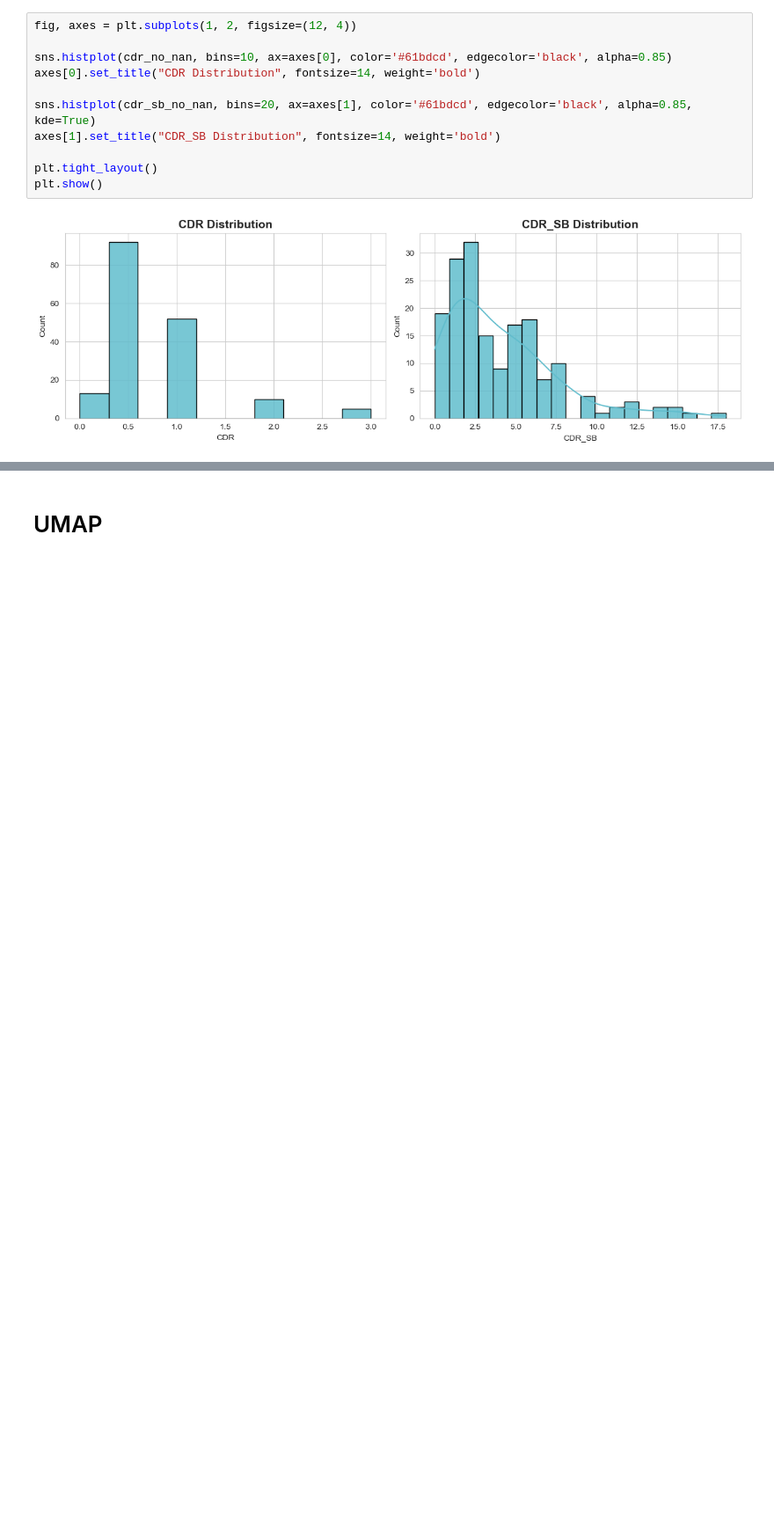
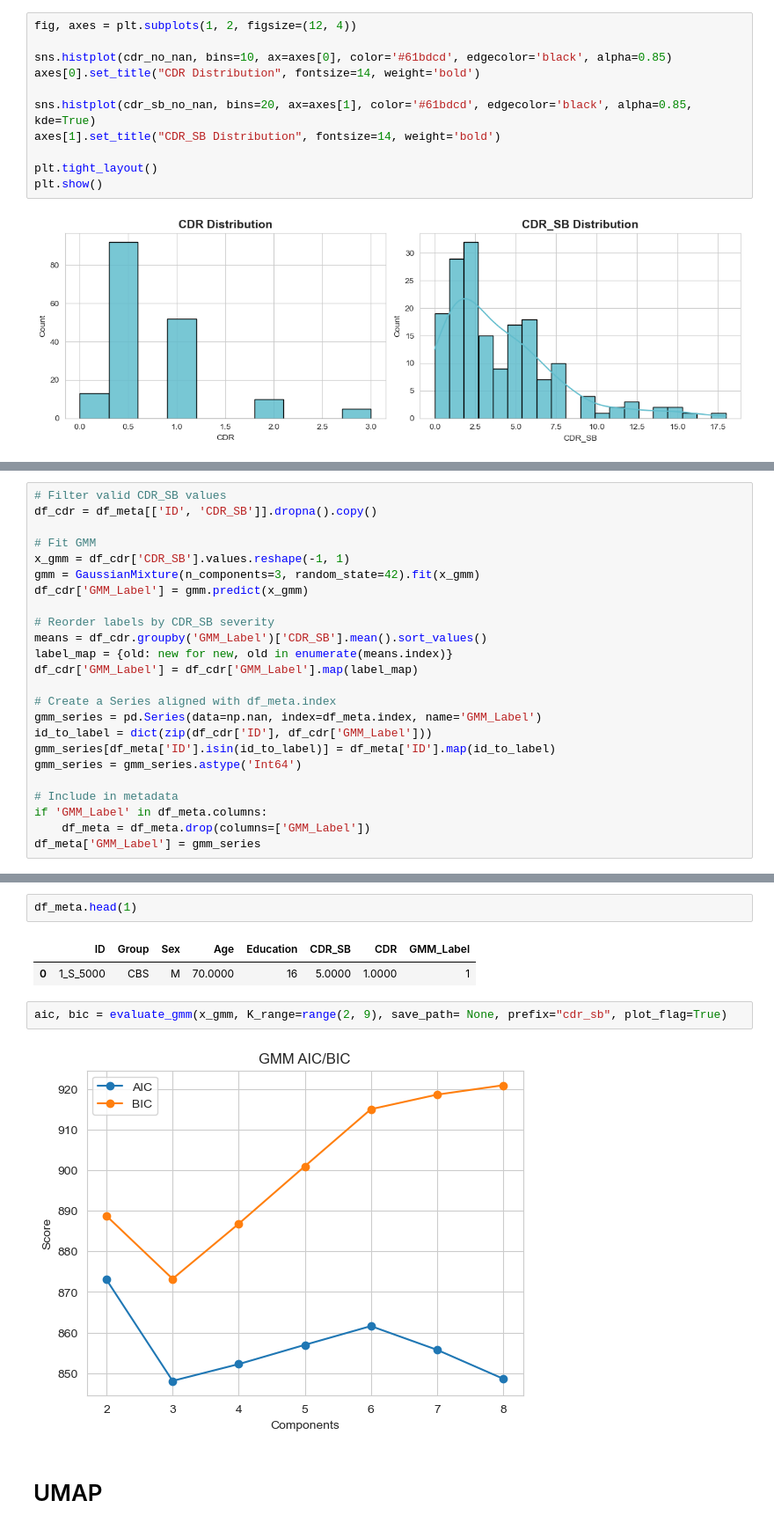
Before and after one commit to EmmaTosato/ANM_Verona, a Jupyter notebook: notebooks/AtrophyNetworkMapping.ipynb, the cells around one changed output, grey strips where cells are left out. Shown at 88% size. Drawn from its saved outputs; the diff is of its cells as text; blank space fills up the shorter version.

```diff
--- a/notebooks/AtrophyNetworkMapping.ipynb
+++ b/notebooks/AtrophyNetworkMapping.ipynb
@@ -282,0 +301,24 @@ plt.show()
+# %%
+# Filter valid CDR_SB values
+df_cdr = df_meta[['ID', 'CDR_SB']].dropna().copy()
+
+# Fit GMM
+x_gmm = df_cdr['CDR_SB'].values.reshape(-1, 1)
+gmm = GaussianMixture(n_components=3, random_state=42).fit(x_gmm)
+df_cdr['GMM_Label'] = gmm.predict(x_gmm)
+
+# Reorder labels by CDR_SB severity
+means = df_cdr.groupby('GMM_Label')['CDR_SB'].mean().sort_values()
+label_map = {old: new for new, old in enumerate(means.index)}
+df_cdr['GMM_Label'] = df_cdr['GMM_Label'].map(label_map)
+
+# Create a Series aligned with df_meta.index
+gmm_series = pd.Series(data=np.nan, index=df_meta.index, name='GMM_Label')
+id_to_label = dict(zip(df_cdr['ID'], df_cdr['GMM_Label']))
+gmm_series[df_meta['ID'].isin(id_to_label)] = df_meta['ID'].map(id_to_label)
+gmm_series = gmm_series.astype('Int64')
+
+# Include in metadata
+if 'GMM_Label' in df_meta.columns:
+    df_meta = df_meta.drop(columns=['GMM_Label'])
+df_meta['GMM_Label'] = gmm_series
@@ -283,3 +333,12 @@ plt.show()
+# %%
+df_meta.head(1)
+# %% [output]
+|  | ID | Group | Sex | Age | Education | CDR_SB | CDR | GMM_Label |
+| 0 | 1_S_5000 | CBS | M | 70.0000 | 16 | 5.0000 | 1.0000 | 1 |
+# %%
+aic, bic = evaluate_gmm(x_gmm, K_range=range(2, 9), save_path= None, prefix="cdr_sb", plot_flag=True)
+# %% [output]
+[figure, added]
 # %% [markdown]
 # UMAP
 # %% [markdown]
```
Also changed, not shown: parts of 22 cells of this notebook.
